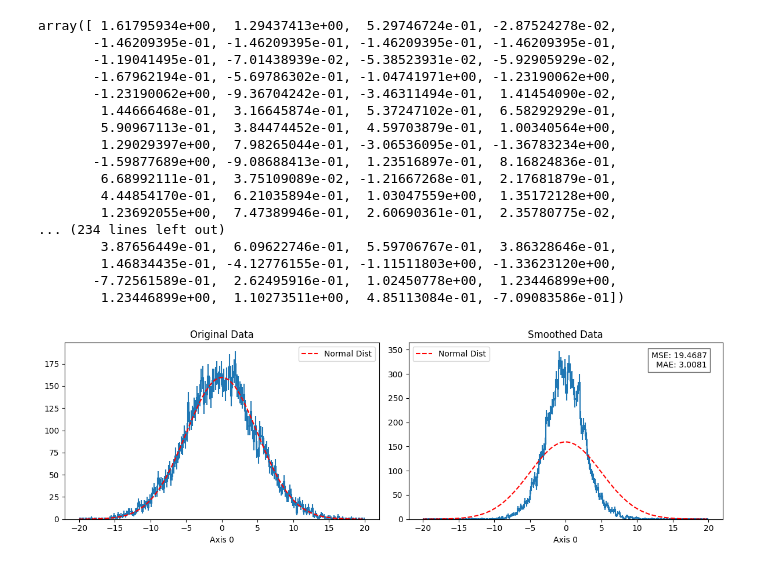
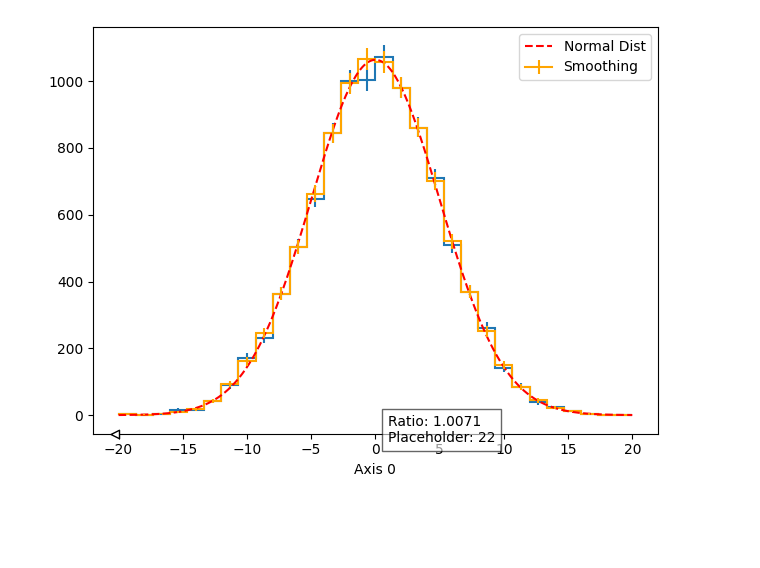
Before and after one commit to pingmar/smoothing_algorithms, a Jupyter notebook: smoothing_code.ipynb, the cells around one changed output. Saved outputs shown, nothing was run; the diff lists cells and outputs as text; code cells hidden in the pictures; blank space fills up the shorter version.

Commit message:
Modify plot function, wip on next smooth algorithm

```diff
--- a/smoothing_code.ipynb
+++ b/smoothing_code.ipynb
@@ -5,3 +115,9 @@ import skhep_testdata, uproot, hist
+# %%
+def even_median_two(data):
+    return np.median(sliding_window_view(data, 2), axis=1)
+# %%
+def smh_4253H(data):
+    return hanning(moving_median_odd(moving_median_odd(even_median_two(even_median_four(data)), 5), 3))
 # %%
 def Smoothing(data, algorithm, endrule='median', twice=0):
     '''Main function. '''
@@ -112,70 +146,44 @@ mean = 0
 std_dev = 1
 size = 1000
 data = np.random.normal(loc=mean, scale=std_dev, size=size)
-# %%
-Smoothing(data, '353QH', twice=1)
-# %% [output]
-array([ 1.61795934e+00,  1.29437413e+00,  5.29746724e-01, -2.87524278e-02,
-       -1.46209395e-01, -1.46209395e-01, -1.46209395e-01, -1.46209395e-01,
-       -1.19041495e-01, -7.01438939e-02, -5.38523931e-02, -5.92905929e-02,
-       -1.67962194e-01, -5.69786302e-01, -1.04741971e+00, -1.23190062e+00,
-       -1.23190062e+00, -9.36704242e-01, -3.46311494e-01,  1.41454090e-02,
-        1.44666468e-01,  3.16645874e-01,  5.37247102e-01,  6.58292929e-01,
-        5.90967113e-01,  3.84474452e-01,  4.59703879e-01,  1.00340564e+00,
-        1.29029397e+00,  7.98265044e-01, -3.06536095e-01, -1.36783234e+00,
-       -1.59877689e+00, -9.08688413e-01,  1.23516897e-01,  8.16824836e-01,
-        6.68992111e-01,  3.75109089e-02, -1.21667268e-01,  2.17681879e-01,
-        4.44854170e-01,  6.21035894e-01,  1.03047559e+00,  1.35172128e+00,
-        1.23692055e+00,  7.47389946e-01,  2.60690361e-01,  2.35780775e-02,
-... (234 lines left out)
-        3.87656449e-01,  6.09622746e-01,  5.59706767e-01,  3.86328646e-01,
-        1.46834435e-01, -4.12776155e-01, -1.11511803e+00, -1.33623120e+00,
-       -7.72561589e-01,  2.62495916e-01,  1.02450778e+00,  1.23446899e+00,
-        1.23446899e+00,  1.10273511e+00,  4.85113084e-01, -7.09083586e-01])
 # %%
 import matplotlib.pyplot as plt
 from scipy.stats import norm
 from sklearn.metrics import mean_squared_error, mean_absolute_error
 # %%
-def print_both(data, mod_data, bins, together, mean, std_dev):
-    fig, axs = plt.subplots(1, 2, figsize=(12, 4))
+def print_both(data, algorithm, bins, mean, std_dev):
 
     bins_number, s, e = bins
     x = np.linspace(s, e, 300)
 
     h = hist.Hist(hist.axis.Regular(bins_number, s, e))
     h.fill(data)
-    h.plot(ax=axs[0])
-    axs[0].plot(x, norm.pdf(x, mean, std_dev) * len(data) * (e - s) / bins_number,
+    h.plot()
+    bin_counts = h.counts()
+
+    mod_data = Smoothing(bin_counts, algorithm, twice=1)
+    ratio = sum(mod_data) / sum(bin_counts)
+
+    plt.plot(x, norm.pdf(x, mean, std_dev) * len(data) * (e - s) / bins_number,
                 color='red', linestyle='--', label='Normal Dist')
-    axs[0].legend()
-    axs[0].set_title('Original Data')
-
     h2 = hist.Hist(hist.axis.Regular(bins_number, s, e))
-    h2.fill(mod_data)
-    h2.plot(ax=axs[1])
-    axs[1].plot(x, norm.pdf(x, mean, std_dev) * len(mod_data) * (e - s) / bins_number,
-                color='red', linestyle='--', label='Normal Dist')
-    axs[1].legend()
-    axs[1].set_title('Smoothed Data')
-
-    mse = mean_squared_error(data, mod_data)
-    mae = mean_absolute_error(data, mod_data)
-
-    textstr = f'MSE: {mse:.4f}\nMAE: {mae:.4f}'
-    axs[1].text(0.95, 0.95, textstr, transform=axs[1].transAxes,
-                fontsize=10, verticalalignment='top', horizontalalignment='right',
+    h2[...] = mod_data
+    h2.plot(color='orange', linestyle='solid', label='Smoothing')
+    plt.legend()
+    textstr = f'Ratio: {ratio:.4f}\nPlaceholder: 22'
+    plt.text(0.95, 0.95, textstr,
+                fontsize=10, verticalalignment='top', horizontalalignment='left',
                 bbox=dict(facecolor='white', alpha=0.6))
 
     plt.tight_layout()
     plt.show()
 # %%
-bin = (200, -20, 20)
+bin = (30, -20, 20)
 mean = 0
 std_dev = 5
 size = 10000
 data = np.random.normal(loc=mean, scale=std_dev, size=size)
 # %%
-print_both(data, Smoothing(data, '353QH', twice=1), bin, 1, mean, std_dev)
+print_both(data, '353QH', bin, mean, std_dev)
 # %% [output]
-[figure, old version]
+[figure, new version]
```
Also changed, not shown: parts of 34 cells of this notebook.
